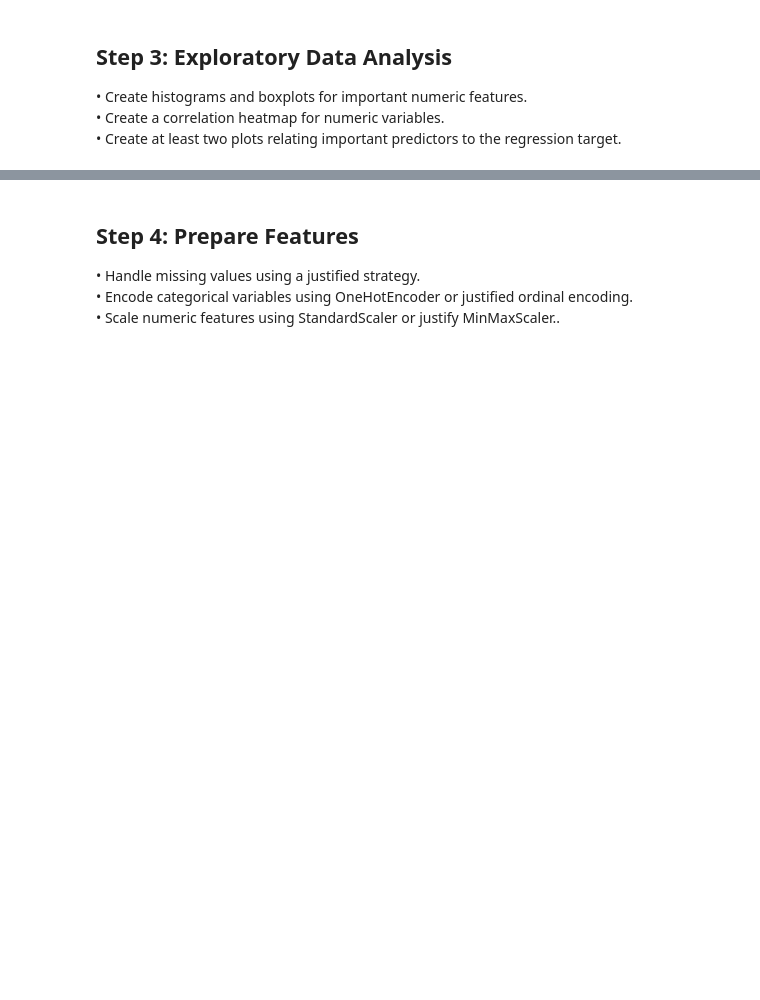
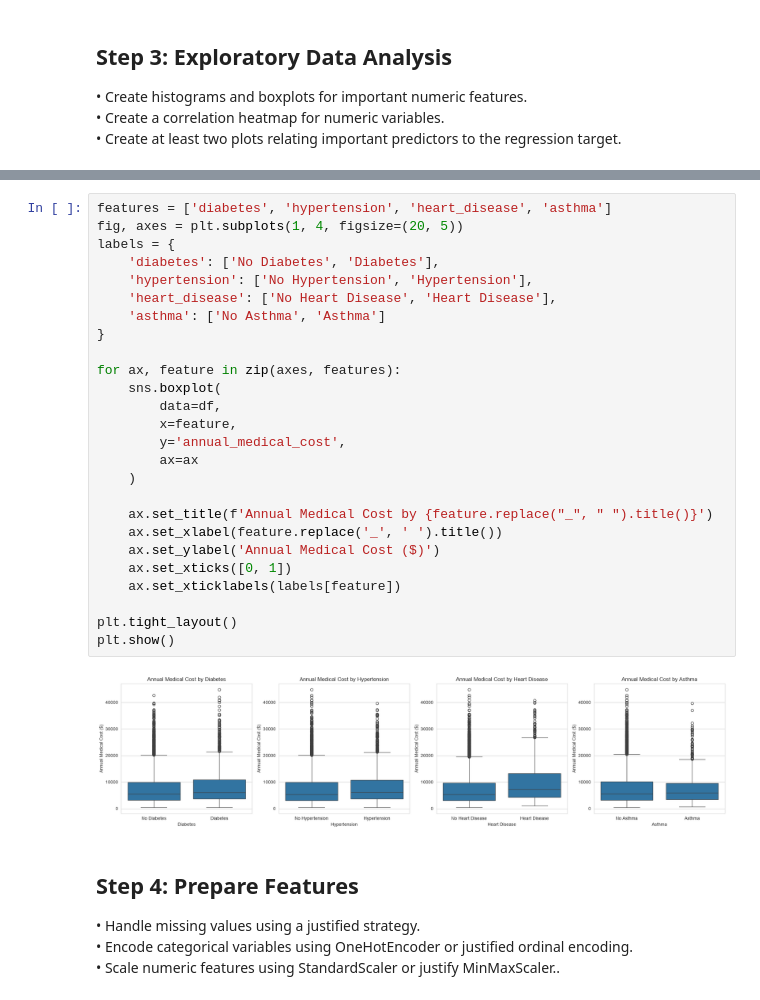
Before and after one commit to Eihtoo1111/Insurance-Cost-Prediction, a Jupyter notebook: Project_insurance.ipynb, the cells around one changed output, grey strips where cells are left out. Cells and saved outputs as stored; diff of their text form; blank space fills up the shorter version.

```diff
--- a/Project_insurance.ipynb
+++ b/Project_insurance.ipynb
@@ -288,3 +313,31 @@ plt.show()
+# %%
+features = ['diabetes', 'hypertension', 'heart_disease', 'asthma']
+fig, axes = plt.subplots(1, 4, figsize=(20, 5))
+labels = {
+    'diabetes': ['No Diabetes', 'Diabetes'],
+    'hypertension': ['No Hypertension', 'Hypertension'],
+    'heart_disease': ['No Heart Disease', 'Heart Disease'],
+    'asthma': ['No Asthma', 'Asthma']
+}
+
+for ax, feature in zip(axes, features):
+    sns.boxplot(
+        data=df,
+        x=feature,
+        y='annual_medical_cost',
+        ax=ax
+    )
+
+    ax.set_title(f'Annual Medical Cost by {feature.replace("_", " ").title()}')
+    ax.set_xlabel(feature.replace('_', ' ').title())
+    ax.set_ylabel('Annual Medical Cost ($)')
+    ax.set_xticks([0, 1])
+    ax.set_xticklabels(labels[feature])
+
+plt.tight_layout()
+plt.show()
+# %% [output]
+[figure, added]
 # %% [markdown]
 ## Step 4: Prepare Features
 • Handle missing values using a justified strategy.
```
Also changed, not shown: parts of 18 cells of this notebook.
